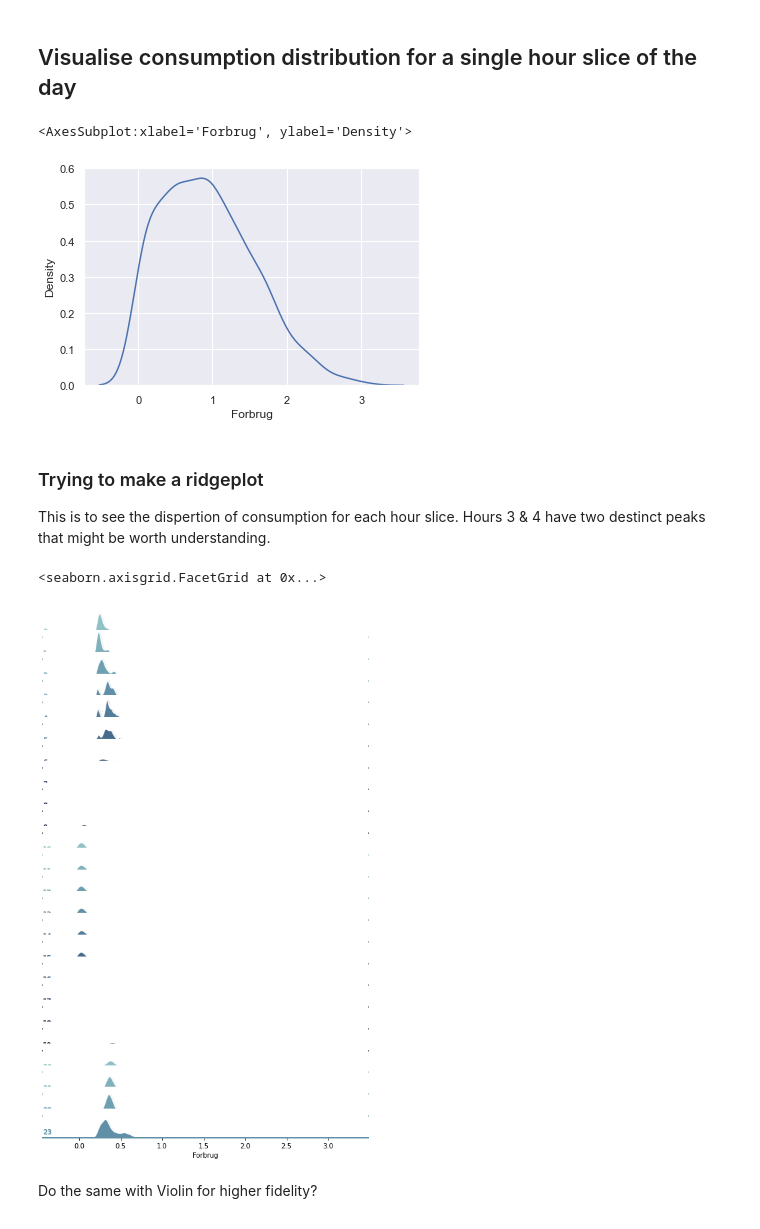
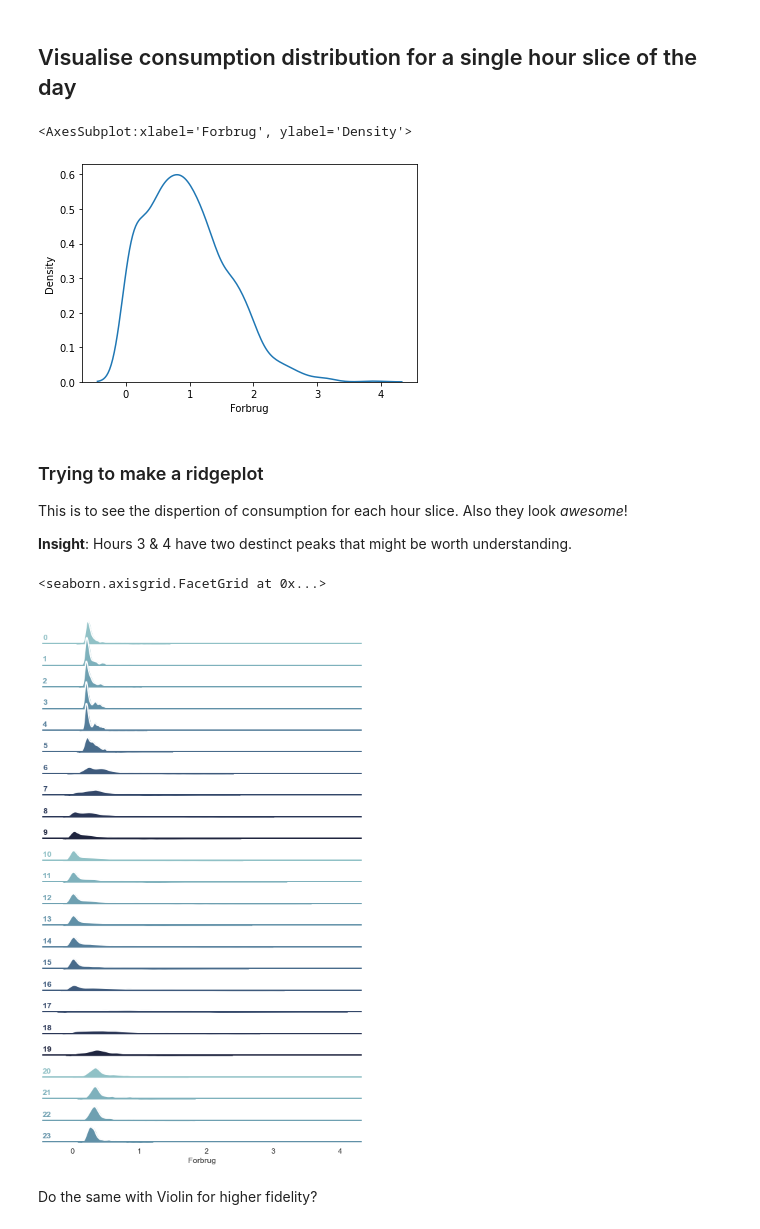
Before and after one commit to jriisj/UtilitiesConsumptionADE, a Jupyter notebook: src/index.ipynb, the cells around one changed output. Drawn from its saved outputs; the diff is of its cells as text; code cells hidden in the pictures.

```diff
--- a/src/index.ipynb
+++ b/src/index.ipynb
@@ -19,8 +19,16 @@ import seaborn as sns
 import matplotlib.pyplot as plt
 date_parser = lambda x: pd.datetime.strptime(x, '%Y-%m-%d %H:%M:%S')
 #consumption = pd.read_csv('../data/elforbrug/elforbrug_2020_2021.csv',delimiter=';',parse_dates=['Fradato'], decimal=',')
-consumption = pd.read_csv('../data/elforbrug/Meterdata.csv',delimiter=';',parse_dates=['Fradato'], decimal=',')
+electrical_gateway = pd.read_csv('../data/elforbrug/Meterdata.csv',delimiter=';',parse_dates=['Fradato'], decimal=',', dayfirst=True)
+
+#Filter out non-consumption
+consumption = electrical_gateway.loc[electrical_gateway['MålepunktsID'] == 571313179100308524]
+
+len(consumption.index)
+
 consumption['HourOfDay'] = consumption['Fradato'].dt.hour
 consumption['Month'] = consumption['Fradato'].dt.month
+consumption['Year'] = consumption['Fradato'].dt.year
+consumption['Date'] = consumption['Fradato'].dt.date
 consumption.tail()
 # %% [output]
@@ -32,0 +67,13 @@ consumption.tail()
+# %%
+#Start with aggregating the data to day-level
+test = pd.unique(consumption['Date'])
+
+dayconsumption = consumption.groupby('Date').agg({'Forbrug':'sum'})
+
+#let's plot that graph and see how bad it looks
+#dayconsumption.plot()
+f, ax = plt.subplots(figsize=(15, 10))
+sns.lineplot(x='Date', y='Forbrug', data=dayconsumption, ax=ax)
+
+monthconsumption = pd.pivot_table(consumption,values='Forbrug',index=['Year','Month'],aggfunc=np.sum)
+monthconsumption
@@ -39,41 +106,45 @@ singlesliceofday = consumption[consumption['HourOfDay'] == 17]
 sns.kdeplot(data=singlesliceofday, x='Forbrug')
 # %% [output]
 <AxesSubplot:xlabel='Forbrug', ylabel='Density'>
-[figure, old version]
+[figure, new version]
 # %% [markdown]
 ### Trying to make a ridgeplot
-This is to see the dispertion of consumption for each hour slice. Hours 3 & 4 have two destinct peaks that might be worth understanding.
+This is to see the dispertion of consumption for each hour slice. Also they look _awesome_!
+
+**Insight**: Hours 3 & 4 have two destinct peaks that might be worth understanding.
 # %%
 #https://seaborn.pydata.org/examples/kde_ridgeplot.html
+sns.set_theme(style="white", rc={"axes.facecolor": (0, 0, 0, 0)})
+
 pal = sns.cubehelix_palette(10, rot=-.25, light=.7)
 g = sns.FacetGrid(consumption, row='HourOfDay', hue='HourOfDay', aspect=15, height=.5, palette=pal)
 
 # g.map(sns.kdeplot, "x", bw_adjust=.5, clip_on=False,fill=True, alpha=1, linewidth=1.5)
 #sns.kdeplot(data=singlesliceofday, x='Forbrug')
 g.map(sns.kdeplot, 'Forbrug', bw_adjust=.5, clip_on=False,fill=True, alpha=1, linewidth=1.5)
 g.map(sns.kdeplot, 'Forbrug', clip_on=False, color="w", lw=2, bw_adjust=.5)
 
 g.refline(y=0, linewidth=2, linestyle="-", color=None, clip_on=False)
 
 # Define and use a simple function to label the plot in axes coordinates
 def label(x, color, label):
     ax = plt.gca()
     ax.text(0, .2, label, fontweight="bold", color=color,
             ha="left", va="center", transform=ax.transAxes)
 
 
 g.map(label, 'Forbrug')
 
 # Set the subplots to overlap
 g.figure.subplots_adjust(hspace=-.25)
 
 # Remove axes details that don't play well with overlap
 g.set_titles("")
 g.set(yticks=[], ylabel="")
 g.despine(bottom=True, left=True)
 # %% [output]
 <seaborn.axisgrid.FacetGrid at 0x...>
-[figure, old version]
+[figure, new version]
 # %% [markdown]
 Do the same with Violin for higher fidelity?
 # %% [markdown]
```
Also changed, not shown: parts of 9 cells of this notebook.
